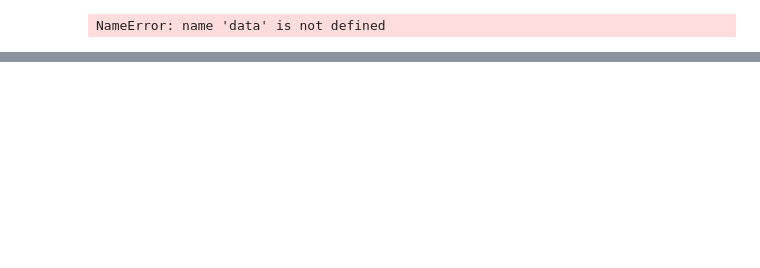
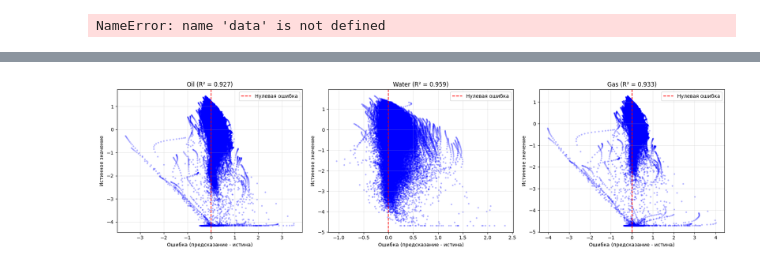
Before and after one commit to VolzheninDamir/GNN, a Jupyter notebook: GNN_dataset_test/dataloaders.ipynb, the cells around one changed output, grey strips where cells are left out. Drawn from its saved outputs; the diff is of its cells as text; code cells hidden in the pictures; blank space fills up the shorter version.

```diff
--- a/GNN_dataset_test/dataloaders.ipynb
+++ b/GNN_dataset_test/dataloaders.ipynb
@@ -343,0 +478,32 @@ ModuleNotFoundError: No module named 'plotly'
+# %%
+import matplotlib.pyplot as plt
+import numpy as np
+
+# Предполагаем, что у нас уже есть словарь phase_data с ключами 'pred' и 'true' для каждой фазы
+# (полученный из предыдущего ноутбука). Если нет, повторите шаги загрузки модели и сбора предсказаний.
+
+# Для каждой фазы вычислим ошибку
+errors = {}
+for phase in phases:
+    errors[phase] = phase_data[phase]['pred'] - phase_data[phase]['true']
+
+# Построим scatter plots
+fig, axes = plt.subplots(1, 3, figsize=(18, 5))
+
+for i, phase in enumerate(phases):
+    ax = axes[i]
+    true = phase_data[phase]['true']
+    err = errors[phase]
+
+    ax.scatter(err, true, alpha=0.3, s=10, c='blue', edgecolors='none')
+    ax.axvline(x=0, color='red', linestyle='--', linewidth=1.5, label='Нулевая ошибка')
+    ax.set_xlabel('Ошибка (предсказание - истина)')
+    ax.set_ylabel('Истинное значение')
+    ax.set_title(f'{phase} (R² = {r2_scores[phase]:.3f})')
+    ax.legend()
+    ax.grid(True, alpha=0.3)
+
+plt.tight_layout()
+plt.show()
+# %% [output]
+[figure, added]
```
Also changed, not shown: parts of 47 cells of this notebook, 34 other files.
